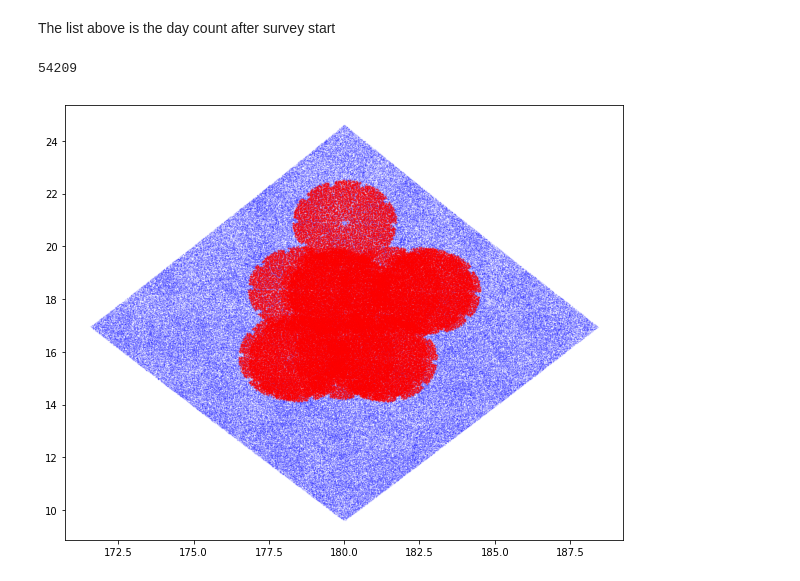
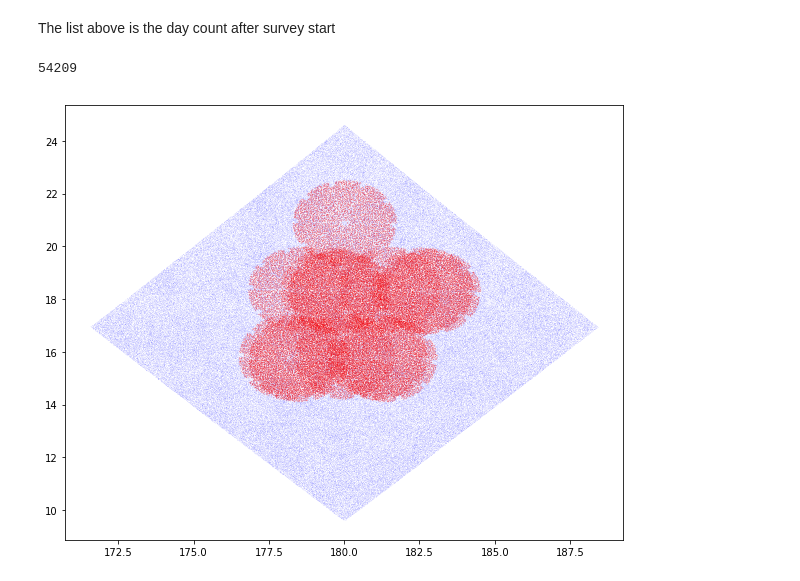
Before and after one commit to desihub/quicksurvey_example, a Jupyter notebook: readme.ipynb, the cells around one changed output. Cells and saved outputs as stored; diff of their text form; code cells hidden in the pictures.

```diff
--- a/readme.ipynb
+++ b/readme.ipynb
@@ -503,10 +503,10 @@ The list above is the day count after survey start
 # %%
 zcat     = fitsio.read(zcatdarkdir+'/3/zcat.fits')
 zcat_in_mtl = np.in1d(mtl['TARGETID'], zcat['TARGETID'])
 plt.figure(figsize=(10,8))
-plt.scatter(mtl['RA'], mtl['DEC'], c='b', alpha=0.1, s=0.1)
-plt.scatter(mtl[zcat_in_mtl]['RA'], mtl[zcat_in_mtl]['DEC'], c='r', alpha=0.4, s=1)
+plt.scatter(mtl['RA'], mtl['DEC'], c='b', alpha=0.1, s=0.01)
+plt.scatter(mtl[zcat_in_mtl]['RA'], mtl[zcat_in_mtl]['DEC'], c='r', alpha=0.4, s=0.05)
 print(np.count_nonzero(zcat_in_mtl))
 # %% [output]
 54209
-[figure, old version]
+[figure, new version]
```
